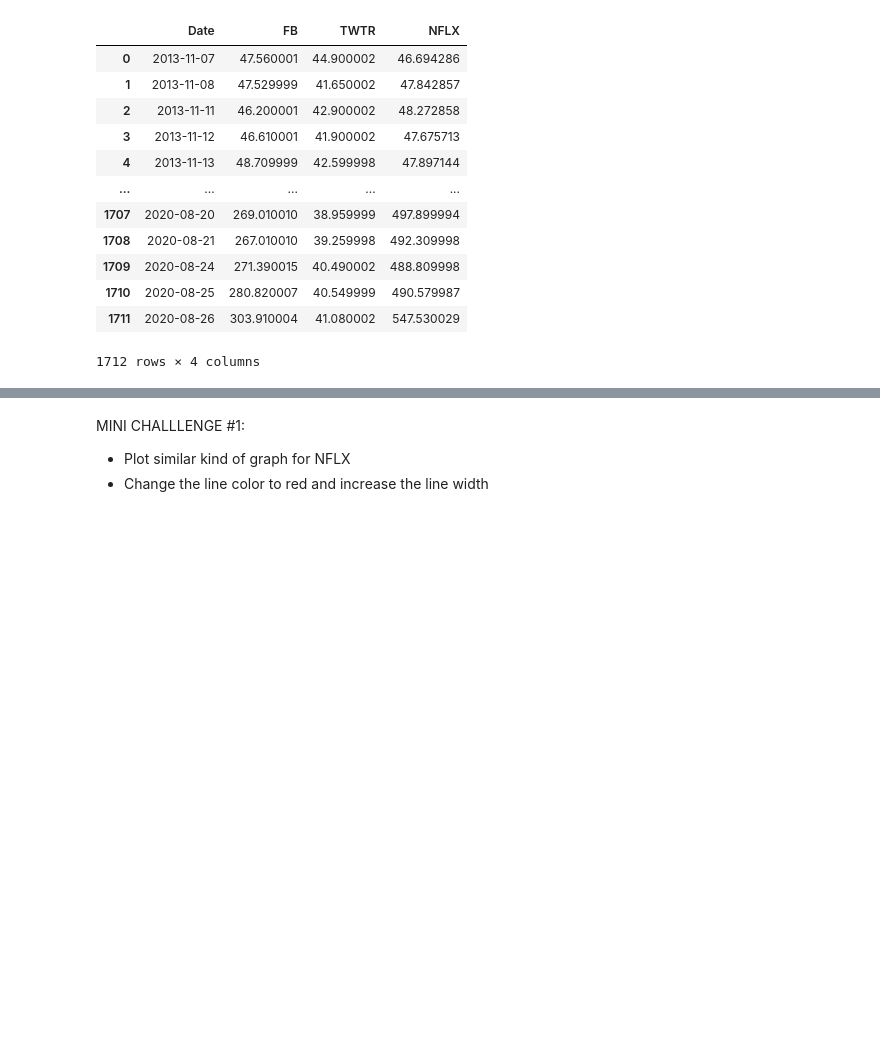
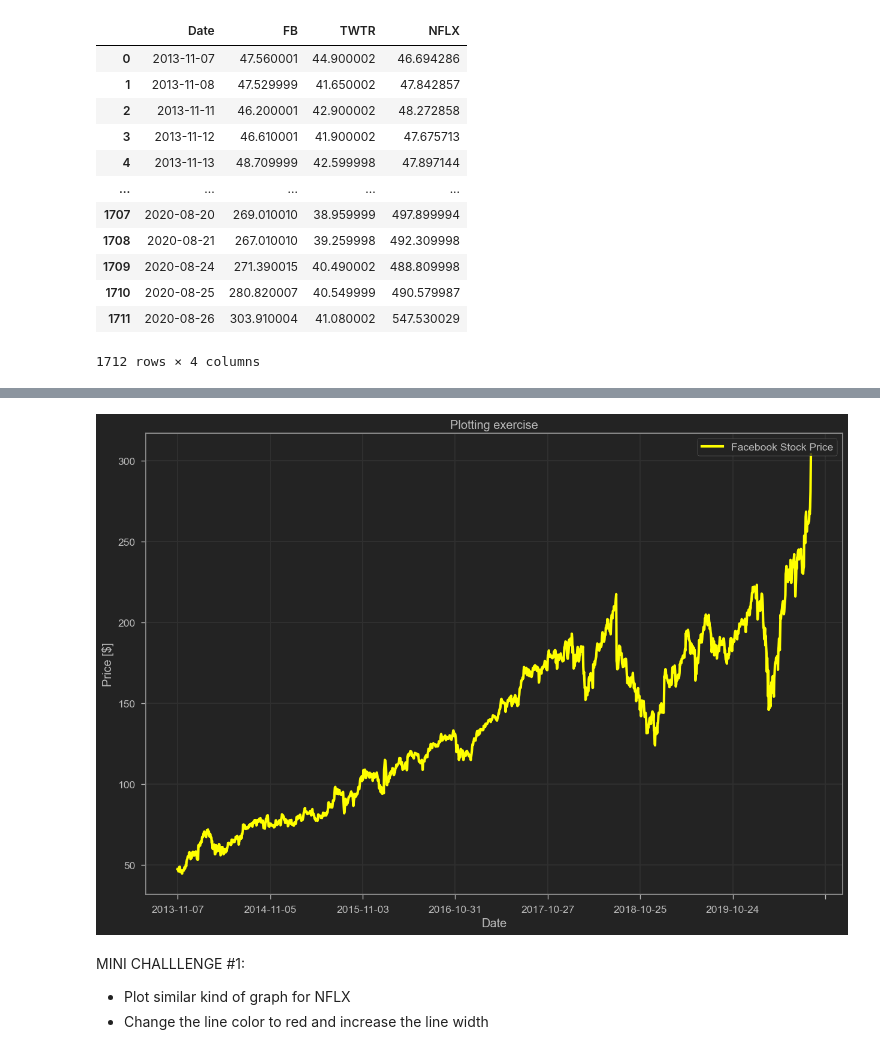
Before and after one commit to joe-trung/Matplotlib-and-seaborn, a Jupyter notebook: Notebook/Data Visualization with Python - Matplotlib and Seaborn.ipynb, the cells around one changed output, grey strips where cells are left out. Cells and saved outputs as stored; diff of their text form; code cells hidden in the pictures; blank space fills up the shorter version.

Commit message:
line plot

```diff
--- a/Notebook/Data Visualization with Python - Matplotlib and Seaborn.ipynb
+++ b/Notebook/Data Visualization with Python - Matplotlib and Seaborn.ipynb
@@ -12,6 +12,8 @@ import matplotlib.pyplot as plt
 import pandas as pd
 # %%
 # Read the stock prices data using pandas
+stock_df = pd.read_csv("stock_data.csv")
+stock_df
 # %% [output]
 |  | Date | FB | TWTR | NFLX |
 | 0 | 2013-11-07 | 47.560001 | 44.900002 | 46.694286 |
@@ -32,3 +31,11 @@ import pandas as pd
+# %%
+stock_df.plot(x='Date',y='FB',label='Facebook Stock Price', figsize=(15,10), linewidth=3, color='yellow')
+plt.ylabel('Price [$]')
+plt.title("Plotting exercise")
+plt.legend(loc='upper right')
+plt.grid()
+# %% [output]
+[figure, added]
 # %% [markdown]
 MINI CHALLLENGE #1:
 - Plot similar kind of graph for NFLX
```
Also changed, not shown: parts of 2 cells of this notebook.
